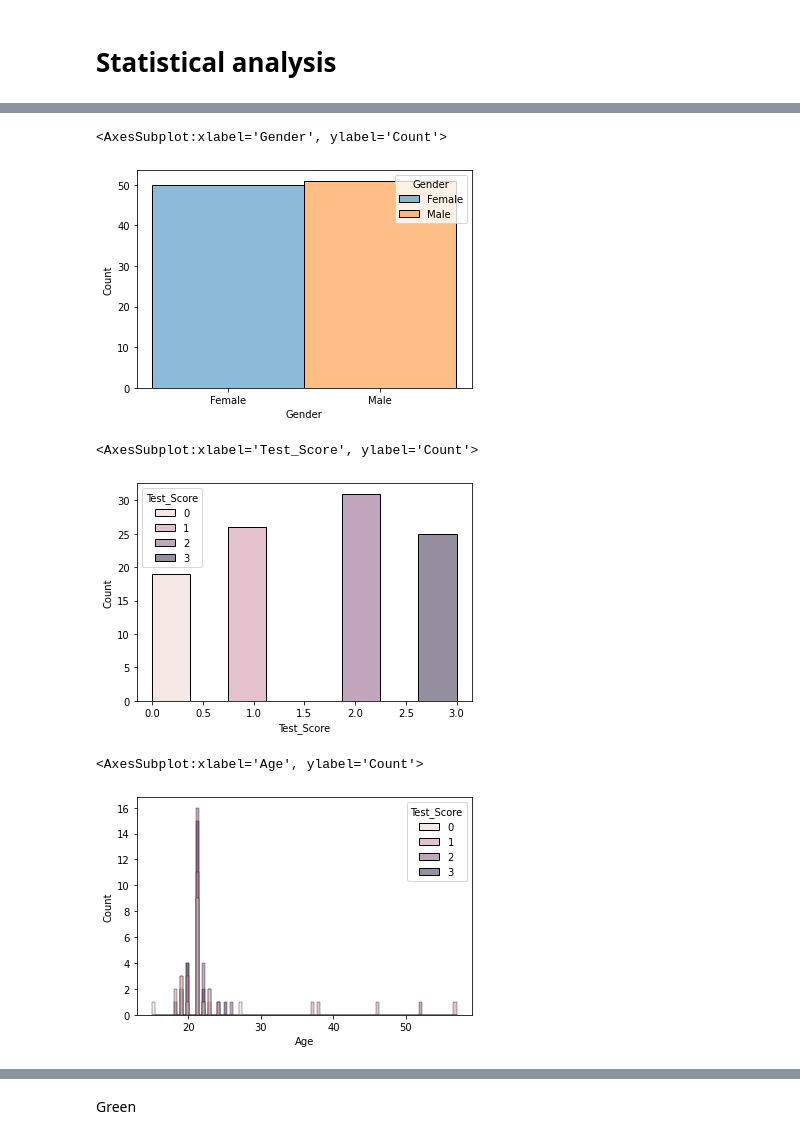
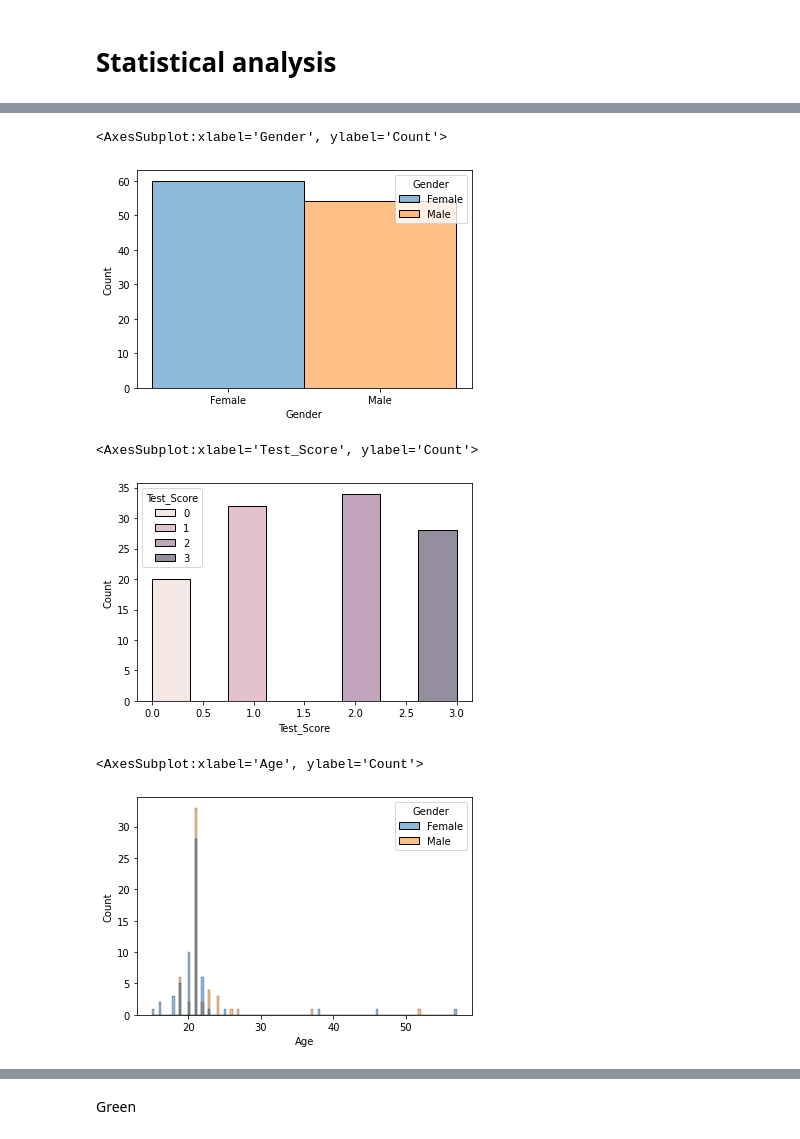
Before and after one commit to Mariamali2001/Bachelor_Project, a Jupyter notebook: Visualization.ipynb, the cells around one changed output, grey strips where cells are left out. Cells and saved outputs as stored; diff of their text form; code cells hidden in the pictures.

```diff
--- a/Visualization.ipynb
+++ b/Visualization.ipynb
@@ -25,7 +25,7 @@ from sklearn.tree import DecisionTreeClassifier
 # %% [markdown]
 Reading data
 # %%
-data = pd.read_csv("Data.csv",nrows=101)
+data = pd.read_csv("Data.csv",nrows=114)
 data
 # %% [output]
 |  | Id | Name | Gender | Field | Occupation | Age | Openness | Extraversion | Agreeableness | ... |
@@ -108,9 +108,9 @@ Top_2                0.000000
 Top_3                0.000000
 dtype: float64
 # %%
-data['Extra_interface_1'].fillna(value=data['Extra_interface_1'].mean(), inplace=True)
+data['Interface_18'].fillna(value=data['Interface_18'].mean(), inplace=True)
 # %%
-data['Extra_interface_2'].fillna(value=data['Extra_interface_2'].mean(), inplace=True)
+data['Interface_19'].fillna(value=data['Interface_19'].mean(), inplace=True)
 # %%
 missing_values = data.isna().sum()/len(data)*100
 missing_values
@@ -227,18 +228,18 @@ dtype: int64
 sns.histplot(x='Gender', hue='Gender', data=data)
 # %% [output]
 <AxesSubplot:xlabel='Gender', ylabel='Count'>
-[figure, old version]
+[figure, new version]
 # %%
 sns.histplot(x='Test_Score', hue='Test_Score', data=data)
 # %% [output]
 <AxesSubplot:xlabel='Test_Score', ylabel='Count'>
-[figure, old version]
+[figure, new version]
 # %%
 
-sns.histplot(x='Age', hue='Test_Score', data=data)
+sns.histplot(x='Age', hue='Gender', data=data)
 # %% [output]
 <AxesSubplot:xlabel='Age', ylabel='Count'>
-[figure, old version]
+[figure, new version]
 # %%
 
 
```
Also changed, not shown: parts of 26 cells of this notebook, 6 other files.
